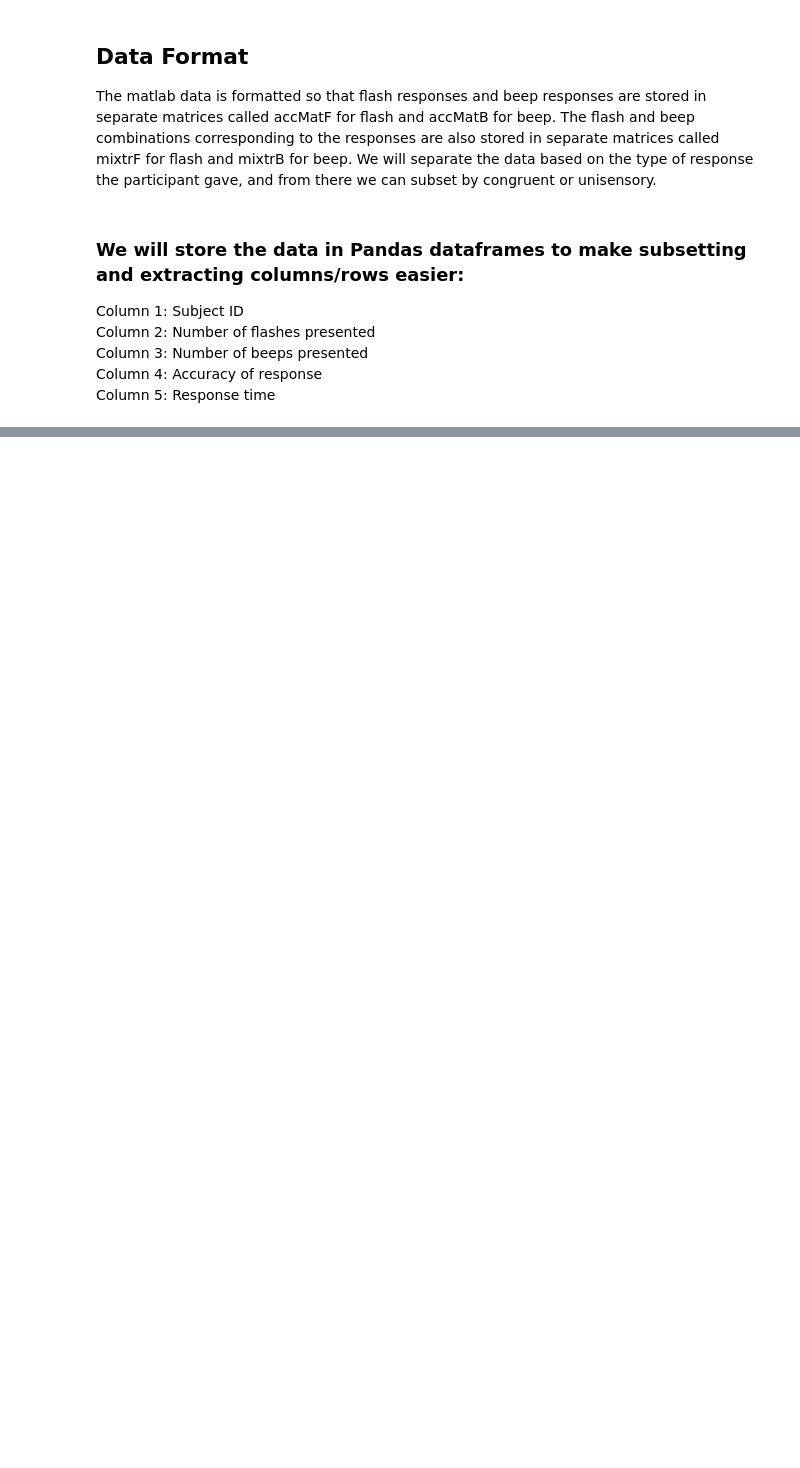
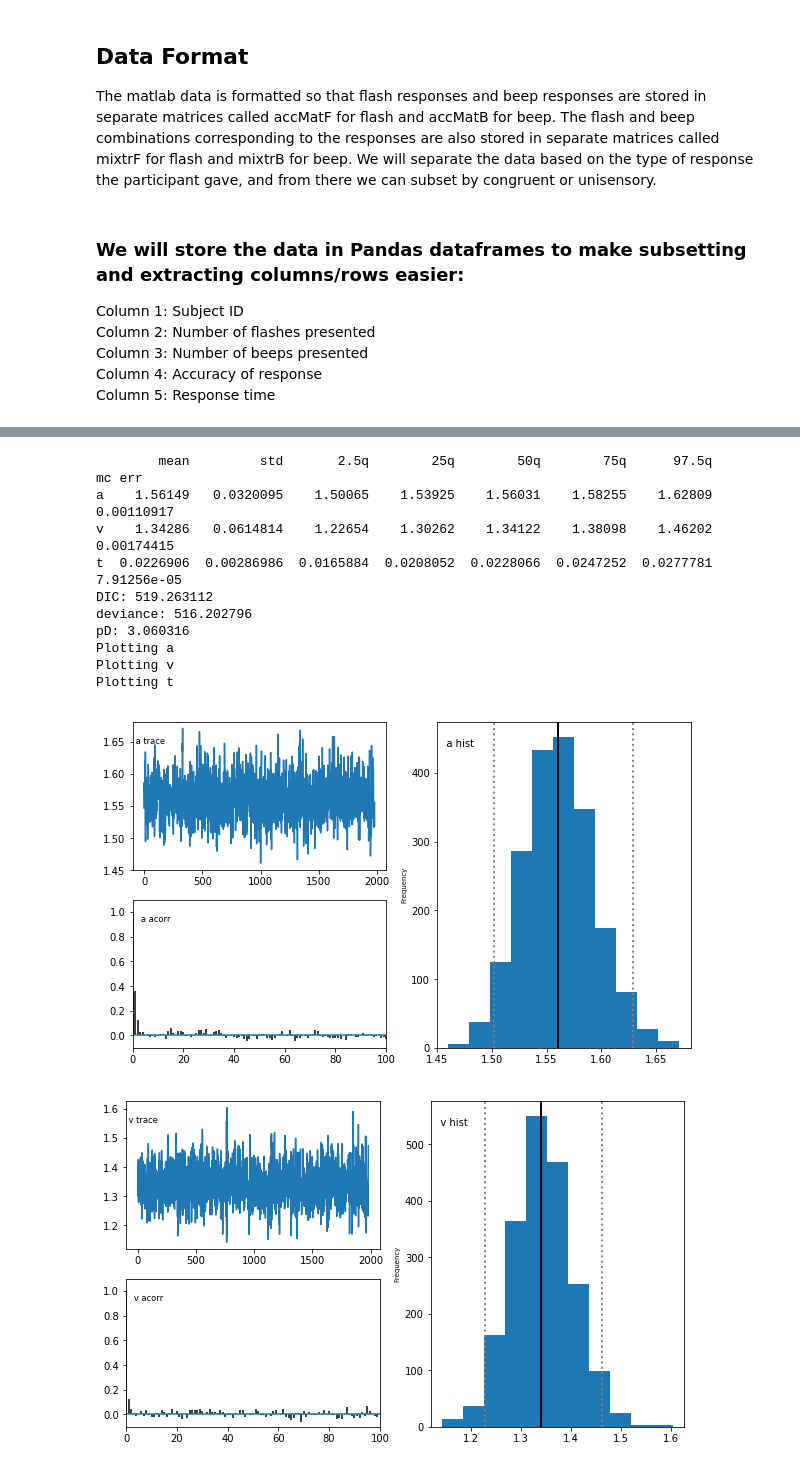
Before and after one commit to chauedwin/NumerosityHDDM, a Jupyter notebook: NewExperiment.ipynb, the cells around one changed output, grey strips where cells are left out. Drawn from its saved outputs; the diff is of its cells as text; code cells hidden in the pictures; blank space fills up the shorter version.

```diff
--- a/NewExperiment.ipynb
+++ b/NewExperiment.ipynb
@@ -245,0 +253,16 @@ alldata
+# %%
+model.print_stats()
+model.plot_posteriors(['a', 't', 'v', 'a_std'])
+# %% [output]
+        mean         std       2.5q        25q        50q        75q      97.5q       mc err
+a    1.56149   0.0320095    1.50065    1.53925    1.56031    1.58255    1.62809   0.00110917
+v    1.34286   0.0614814    1.22654    1.30262    1.34122    1.38098    1.46202   0.00174415
+t  0.0226906  0.00286986  0.0165884  0.0208052  0.0228066  0.0247252  0.0277781  7.91256e-05
+DIC: 519.263112
+deviance: 516.202796
+pD: 3.060316
+Plotting a
+Plotting v
+Plotting t
+[figure, added]
+[figure, added]
```
Also changed, not shown: parts of 21 cells of this notebook.
